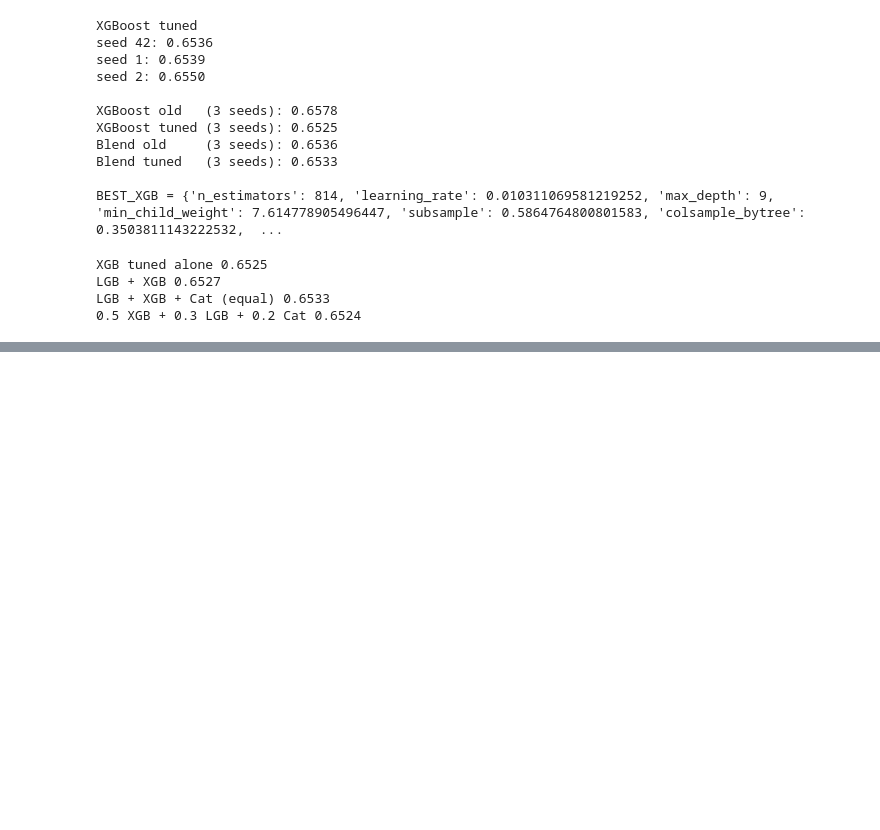
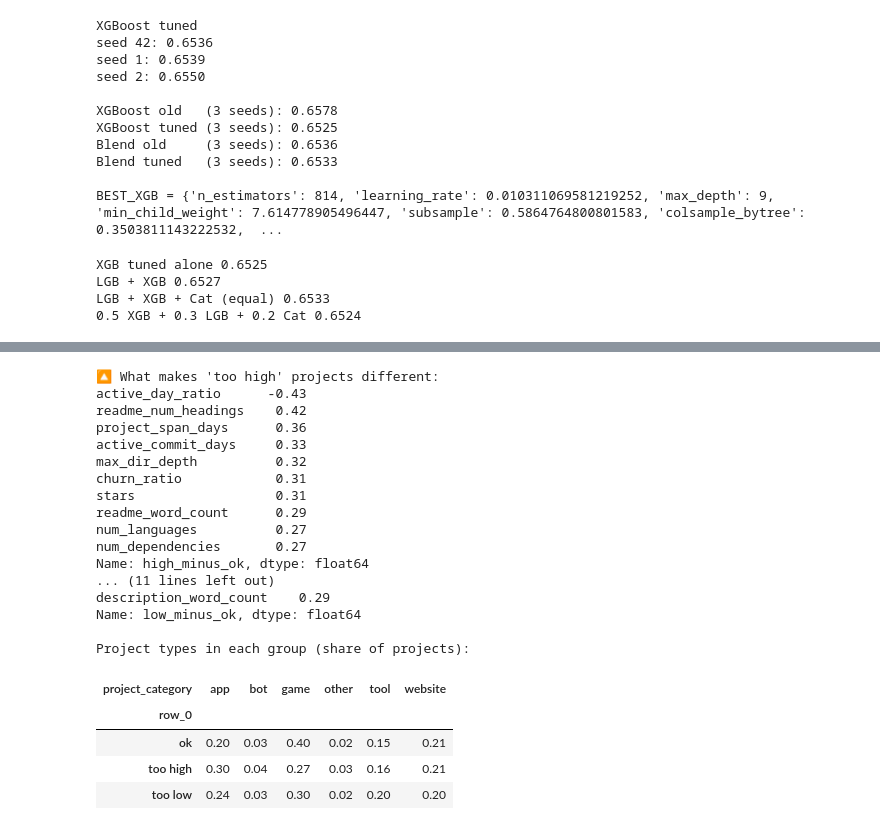
Before and after one commit to xinbinglim/hour-detective, a Jupyter notebook: compare.ipynb, the cells around one changed output, grey strips where cells are left out. Drawn from its saved outputs; the diff is of its cells as text; code cells hidden in the pictures; blank space fills up the shorter version.

Commit message:
compare mistake groups

```diff
--- a/compare.ipynb
+++ b/compare.ipynb
@@ -339,0 +388,43 @@ LGB + XGB + Cat (equal) 0.6533
+# %%
+low_cut, high_cut = err["error"].quantile([0.10,0.90])
+group = np.where(err["error"] >= high_cut, "too high",
+                 np.where(err["error"] <= low_cut, "too low", "ok"))
+
+num_cols = X.select_dtypes(include="number").columns
+Z = (X[num_cols] - X[num_cols].mean()) / X[num_cols].std()
+
+diff = Z.groupby(group).mean().T
+diff["high_minus_ok"] = diff["too high"] - diff["ok"]
+diff["low_minus_ok"] = diff["too low"] - diff["ok"]
+
+print("🔼 What makes 'too high' projects different:")
+print(diff["high_minus_ok"].sort_values(key=abs, ascending=False).head(10).round(2))
+print()
+print("🔽 What makes 'too low' projects different:")
+print(diff["low_minus_ok"].sort_values(key=abs, ascending=False).head(10).round(2))
+print()
+print("Project types in each group (share of projects):")
+display(pd.crosstab(group, train["project_category"], normalize="index").round(2))
+# %% [output]
+🔼 What makes 'too high' projects different:
+active_day_ratio      -0.43
+readme_num_headings    0.42
+project_span_days      0.36
+active_commit_days     0.33
+max_dir_depth          0.32
+churn_ratio            0.31
+stars                  0.31
+readme_word_count      0.29
+num_languages          0.27
+num_dependencies       0.27
+Name: high_minus_ok, dtype: float64
+... (11 lines left out)
+description_word_count    0.29
+Name: low_minus_ok, dtype: float64
+
+Project types in each group (share of projects):
+| project_category | app | bot | game | other | tool | website |
+| row_0 |  |  |  |  |  |  |
+| ok | 0.20 | 0.03 | 0.40 | 0.02 | 0.15 | 0.21 |
+| too high | 0.30 | 0.04 | 0.27 | 0.03 | 0.16 | 0.21 |
+| too low | 0.24 | 0.03 | 0.30 | 0.02 | 0.20 | 0.20 |
```
Also changed, not shown: parts of 1 cell of this notebook.
